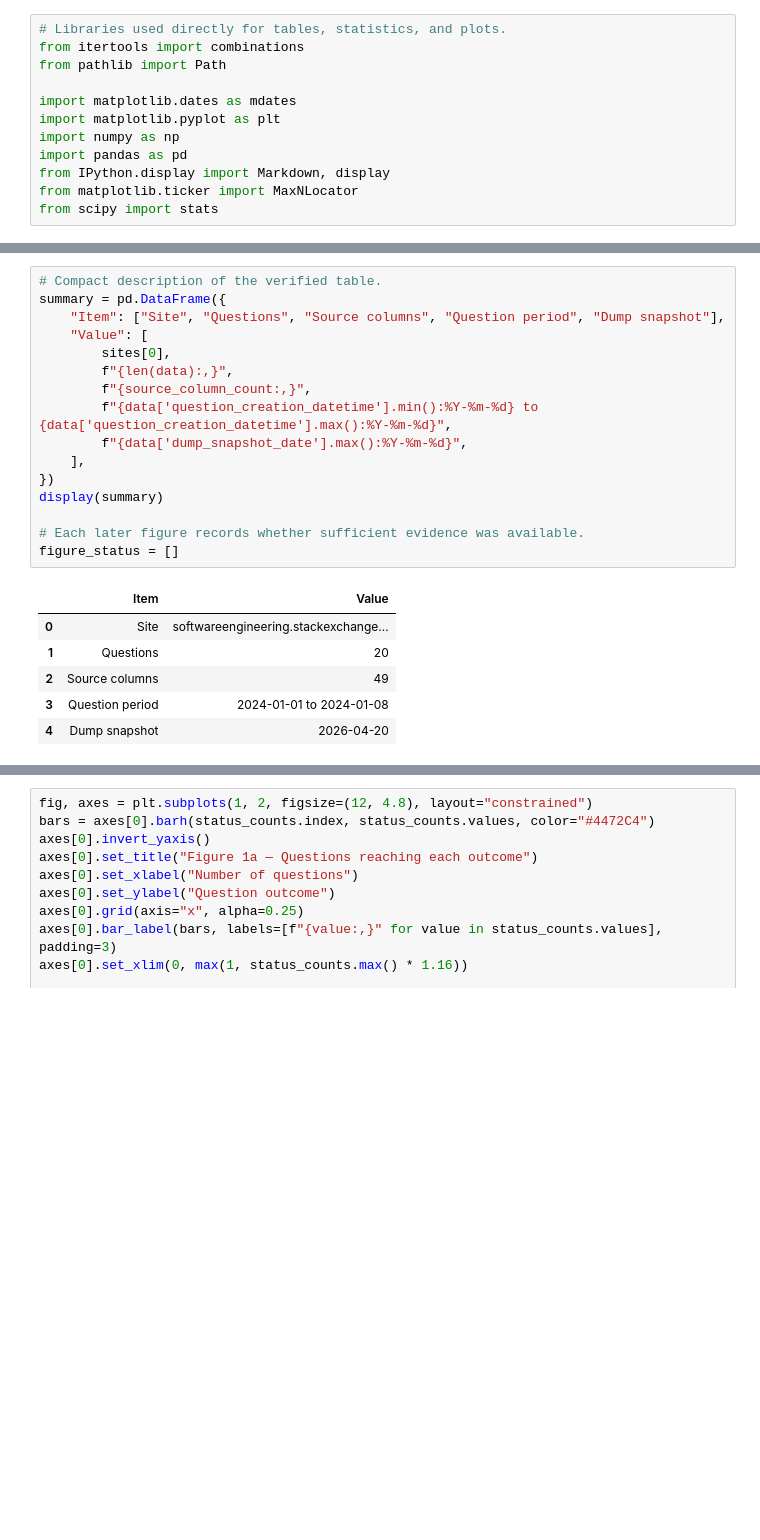
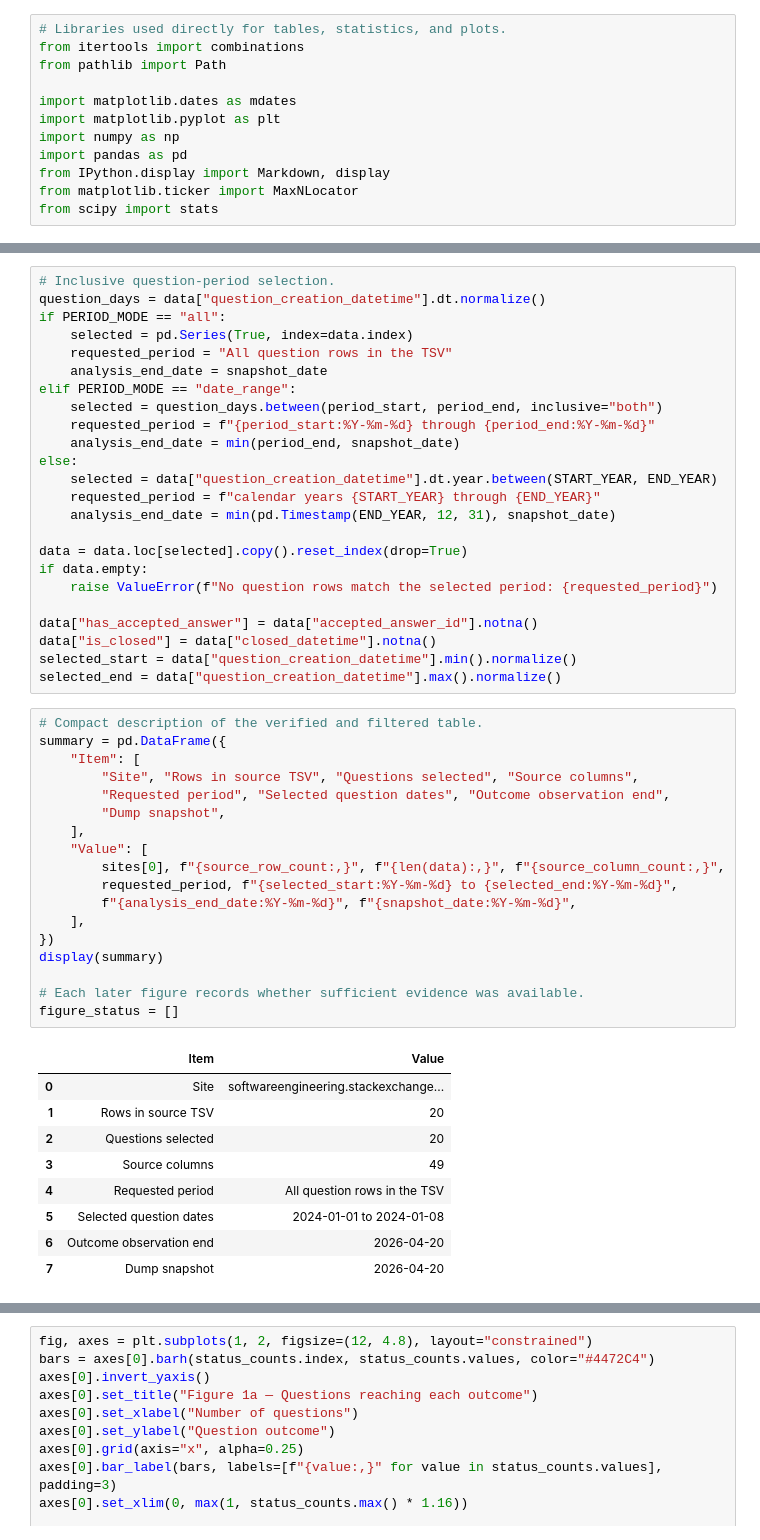
Before and after one commit to thearmankarapetyan/stackexchange-difficulty, a Jupyter notebook: notebooks/stackexchange_eda.ipynb, the cells around one changed output, grey strips where cells are left out. Cells and saved outputs as stored; diff of their text form; blank space fills up the shorter version.

```diff
--- a/notebooks/stackexchange_eda.ipynb
+++ b/notebooks/stackexchange_eda.ipynb
@@ -185,26 +301,55 @@ data["is_closed"] = data["closed_datetime"].notna()
+# %%
+# Inclusive question-period selection.
+question_days = data["question_creation_datetime"].dt.normalize()
+if PERIOD_MODE == "all":
+    selected = pd.Series(True, index=data.index)
+    requested_period = "All question rows in the TSV"
+    analysis_end_date = snapshot_date
+elif PERIOD_MODE == "date_range":
+    selected = question_days.between(period_start, period_end, inclusive="both")
+    requested_period = f"{period_start:%Y-%m-%d} through {period_end:%Y-%m-%d}"
+    analysis_end_date = min(period_end, snapshot_date)
+else:
+    selected = data["question_creation_datetime"].dt.year.between(START_YEAR, END_YEAR)
+    requested_period = f"calendar years {START_YEAR} through {END_YEAR}"
+    analysis_end_date = min(pd.Timestamp(END_YEAR, 12, 31), snapshot_date)
+
+data = data.loc[selected].copy().reset_index(drop=True)
+if data.empty:
+    raise ValueError(f"No question rows match the selected period: {requested_period}")
+
+data["has_accepted_answer"] = data["accepted_answer_id"].notna()
+data["is_closed"] = data["closed_datetime"].notna()
+selected_start = data["question_creation_datetime"].min().normalize()
+selected_end = data["question_creation_datetime"].max().normalize()
 # %%
-# Compact description of the verified table.
+# Compact description of the verified and filtered table.
 summary = pd.DataFrame({
-    "Item": ["Site", "Questions", "Source columns", "Question period", "Dump snapshot"],
+    "Item": [
+        "Site", "Rows in source TSV", "Questions selected", "Source columns",
+        "Requested period", "Selected question dates", "Outcome observation end",
+        "Dump snapshot",
+    ],
     "Value": [
-        sites[0],
-        f"{len(data):,}",
-        f"{source_column_count:,}",
-        f"{data['question_creation_datetime'].min():%Y-%m-%d} to {data['question_creation_datetime'].max():%Y-%m-%d}",
-        f"{data['dump_snapshot_date'].max():%Y-%m-%d}",
+        sites[0], f"{source_row_count:,}", f"{len(data):,}", f"{source_column_count:,}",
+        requested_period, f"{selected_start:%Y-%m-%d} to {selected_end:%Y-%m-%d}",
+        f"{analysis_end_date:%Y-%m-%d}", f"{snapshot_date:%Y-%m-%d}",
     ],
 })
 display(summary)
 
 # Each later figure records whether sufficient evidence was available.
 figure_status = []
 # %% [output]
 |  | Item | Value |
 | 0 | Site | softwareengineering.stackexchange... |
-| 1 | Questions | 20 |
-| 2 | Source columns | 49 |
-| 3 | Question period | 2024-01-01 to 2024-01-08 |
-| 4 | Dump snapshot | 2026-04-20 |
+| 1 | Rows in source TSV | 20 |
+| 2 | Questions selected | 20 |
+| 3 | Source columns | 49 |
+| 4 | Requested period | All question rows in the TSV |
+| 5 | Selected question dates | 2024-01-01 to 2024-01-08 |
+| 6 | Outcome observation end | 2026-04-20 |
+| 7 | Dump snapshot | 2026-04-20 |
 # %% [markdown]
 ## 2. Figure 1 — Table quality and overall outcomes
 
```
Also changed, not shown: parts of 74 cells of this notebook, 3 other files.
